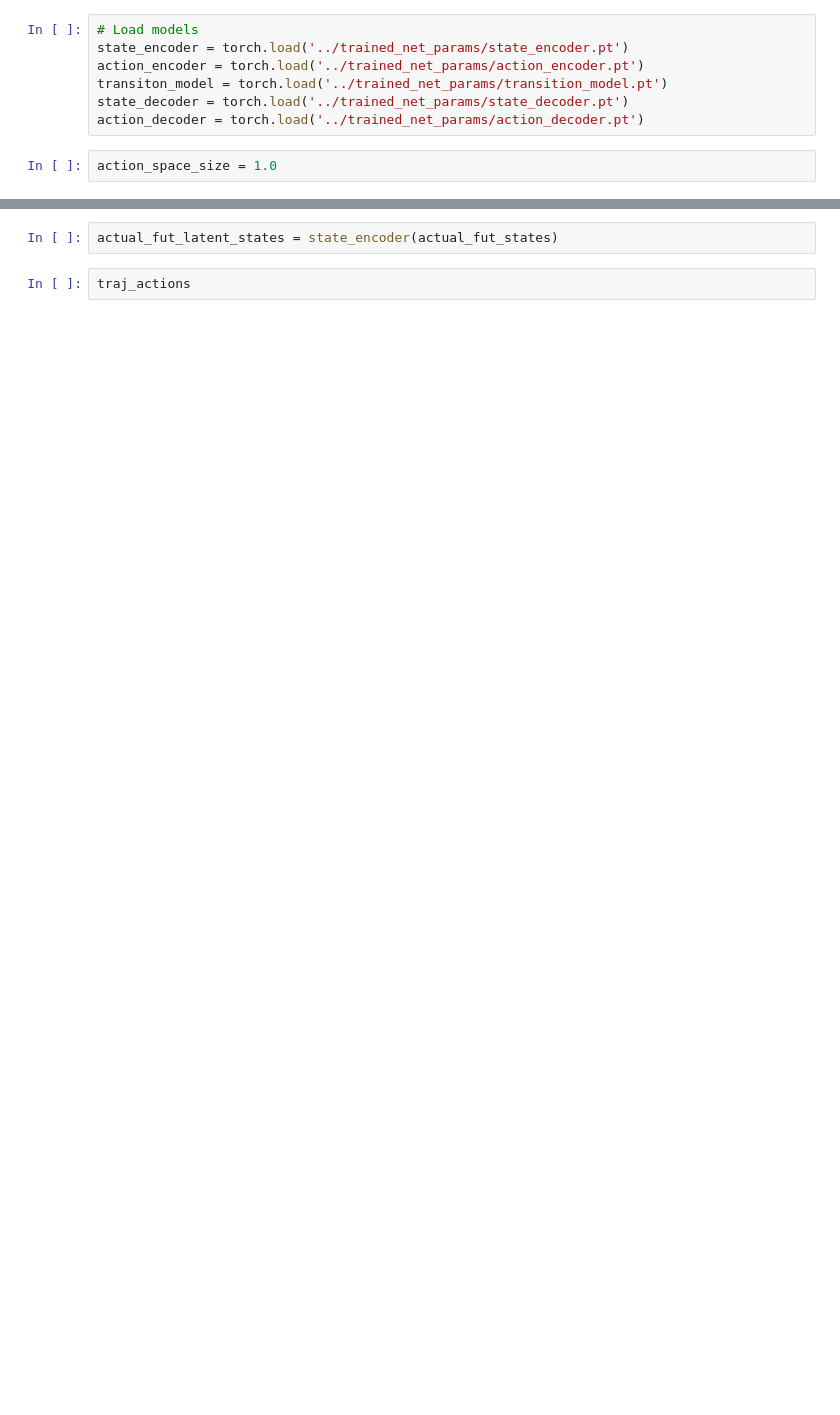
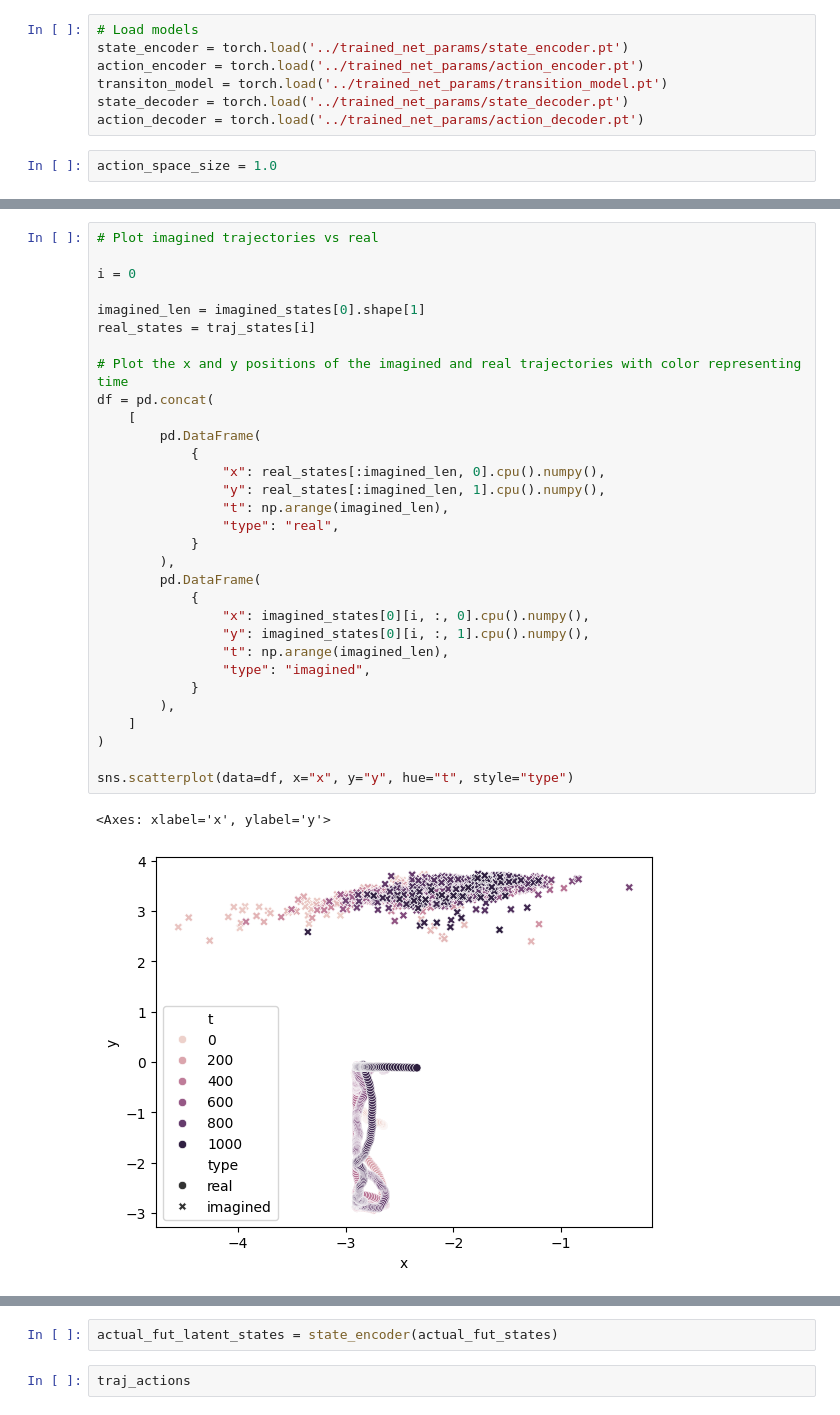
Before and after one commit to mishmish66/Legato, a Jupyter notebook: experiments/test_actor.ipynb, the cells around one changed output, grey strips where cells are left out. Saved outputs shown, nothing was run; the diff lists cells and outputs as text; blank space fills up the shorter version.

```diff
--- a/experiments/test_actor.ipynb
+++ b/experiments/test_actor.ipynb
@@ -159,3 +166,37 @@ Iteration 127, 0 after skip, action: [ 1.9475027 -2.3370125]
+# %%
+# Plot imagined trajectories vs real
+
+i = 0
+
+imagined_len = imagined_states[0].shape[1]
+real_states = traj_states[i]
+
+# Plot the x and y positions of the imagined and real trajectories with color representing time
+df = pd.concat(
+    [
+        pd.DataFrame(
+            {
+                "x": real_states[:imagined_len, 0].cpu().numpy(),
+                "y": real_states[:imagined_len, 1].cpu().numpy(),
+                "t": np.arange(imagined_len),
+                "type": "real",
+            }
+        ),
+        pd.DataFrame(
+            {
+                "x": imagined_states[0][i, :, 0].cpu().numpy(),
+                "y": imagined_states[0][i, :, 1].cpu().numpy(),
+                "t": np.arange(imagined_len),
+                "type": "imagined",
+            }
+        ),
+    ]
+)
+
+sns.scatterplot(data=df, x="x", y="y", hue="t", style="type")
+# %% [output]
+<Axes: xlabel='x', ylabel='y'>
+[figure, added]
 # %%
 curve = loss_curves[0]
 # Plot the loss curve with i as the x axis
```
Also changed, not shown: parts of 19 cells of this notebook, 2 other files.
